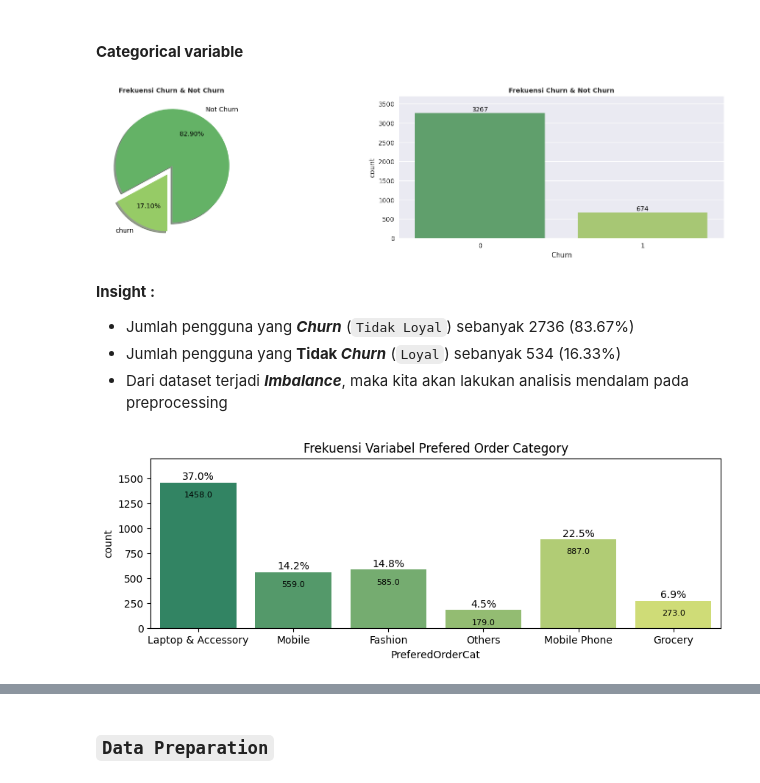
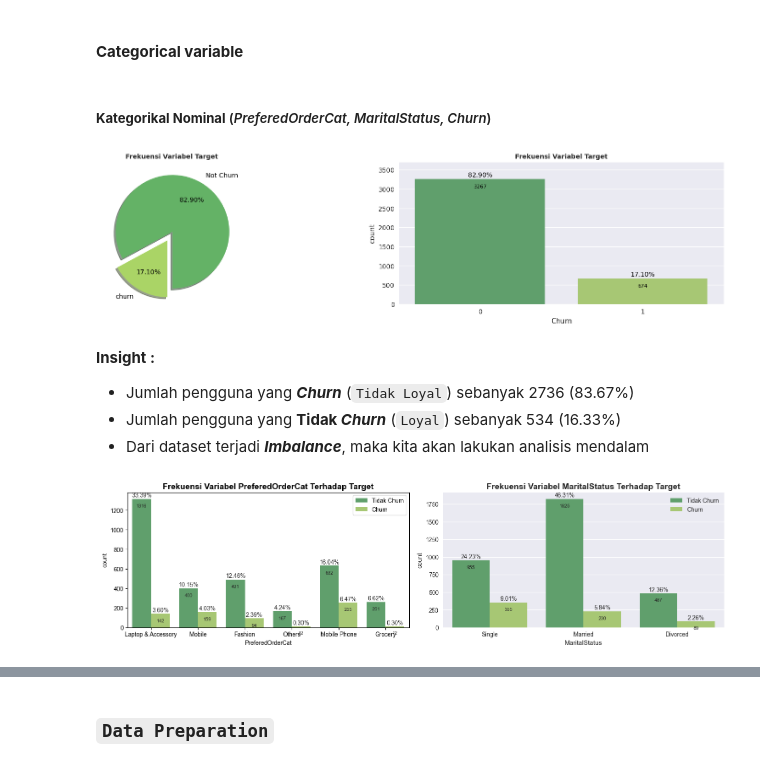
Before and after one commit to fathurizkym/ecommerce_churn_analysis, a Jupyter notebook: notebooks/E-Commerce_Customer_Churn.ipynb, the cells around one changed output, grey strips where cells are left out. Saved outputs shown, nothing was run; the diff lists cells and outputs as text; code cells hidden in the pictures.

```diff
--- a/notebooks/E-Commerce_Customer_Churn.ipynb
+++ b/notebooks/E-Commerce_Customer_Churn.ipynb
@@ -284,5 +300,7 @@ __Insight :__
 # %% [markdown]
 #### **Categorical variable**
+# %% [markdown]
+##### **Kategorikal Nominal** (*PreferedOrderCat, MaritalStatus, Churn*)
 # %%
 # Melihat kategori Churn
 
@@ -293,52 +311,71 @@ cmap = plt.get_cmap('summer')
 
 # create pie chart
 temp_df = df.Churn.value_counts(normalize=True) * 100
-axes[0].pie(x=[temp_df.loc[0], temp_df.loc[1]], labels=['Not Churn', 'churn'], colors=cmap([100, 150]), autopct='%0.2f%%',
+axes[0].pie(x=[temp_df.loc[0], temp_df.loc[1]], labels=['Not Churn', 'churn'], colors=cmap([100, 170]), autopct='%0.2f%%',
         startangle=270, pctdistance=0.65, labeldistance=1.15, explode=(0.03, 0.15), shadow=True)
 # set title
-axes[0].set_title('Frekuensi Churn & Not Churn', fontsize=10, weight='bold')
+axes[0].set_title('Frekuensi Variabel Target', fontsize=10, weight='bold')
 
 # create barplot
-plt.title("Frekuensi Churn & Not Churn", fontsize=10, weight='bold')
+plt.title("Frekuensi Variabel Target", fontsize=10, weight='bold')
 # set title dan
 ax = sns.countplot(data=df, x="Churn", palette="summer")
 ax.set_ylim([0, 3700])
 # annotation
-ax.bar_label(ax.containers[0])
+for p in ax.patches:
+        percentage = f'{100 * p.get_height() / len(df):.2f}%\n'
+        x = p.get_x() + p.get_width() / 2
+        y = p.get_height()
+        ax.annotate(percentage, (x, y), ha='center', va='center')
+
+for p in ax.patches:
+        ax.annotate(format(p.get_height(), '.0f'),
+                    (p.get_x() + p.get_width() / 2., p.get_height()),
+                    ha = 'center', va = 'center',
+                    size=8,
+                    xytext = (0, -12),
+                    textcoords = 'offset points')
 
 plt.show();
 # %% [output]
-[figure, old version]
+[figure, new version]
 # %% [markdown]
 __Insight :__
 * Jumlah pengguna yang ***Churn*** (`Tidak Loyal`) sebanyak 2736 (83.67%)
 * Jumlah pengguna yang **Tidak *Churn*** (`Loyal`) sebanyak 534 (16.33%)
-* Dari dataset terjadi ***Imbalance***, maka kita akan lakukan analisis mendalam pada preprocessing
+* Dari dataset terjadi ***Imbalance***, maka kita akan lakukan analisis mendalam
 # %%
-# Cek Categorical Variabel fo Prefered Order Category Feature
+# Cek variabel kategorikal nominal
 
-plt.style.use("default")
-plt.subplots(figsize=(10, 3))
-plt.title("Frekuensi Variabel Prefered Order Category")
-ax = sns.countplot(data=df, x="PreferedOrderCat", palette="summer")
-ax.set_ylim([0, 1700])
+nominal = ["PreferedOrderCat", "MaritalStatus"]
 
-for p in ax.patches:
-    percentage = f'{100 * p.get_height() / len(df):.1f}%\n'
-    x = p.get_x() + p.get_width() / 2
-    y = p.get_height()
-    ax.annotate(percentage, (x, y), ha='center', va='center')
+plt.figure(figsize=(15,15))
+cmap = plt.get_cmap("summer")
 
-for p in ax.patches:
-    ax.annotate(format(p.get_height(), '.1f'),
-                   (p.get_x() + p.get_width() / 2., p.get_height()),
-                   ha = 'center', va = 'center',
-                   size=8,
-                   xytext = (0, -12),
-                   textcoords = 'offset points')
+a=1
+for i in nominal:
+    plt.subplot(4,2,a)
+    ax = sns.countplot(data=df, x=i, hue="Churn", palette="summer")
+    plt.legend(labels=["Tidak Churn", "Churn"])
+    plt.tight_layout()
+    plt.style.use("seaborn")
+    plt.title(f"Frekuensi Variabel {i} Terhadap Target", fontsize=14, weight="bold")
+    a+=1
+    for p in ax.patches:
+        percentage = f'{100 * p.get_height() / len(df):.2f}%\n'
+        x = p.get_x() + p.get_width() / 2
+        y = p.get_height()
+        ax.annotate(percentage, (x, y), ha='center', va='center')
+    for p in ax.patches:
+        ax.annotate(format(p.get_height(), '.0f'),
+                    (p.get_x() + p.get_width() / 2., p.get_height()),
+                    ha = 'center', va = 'center',
+                    size=8,
+                    xytext = (0, -12),
+                    textcoords = 'offset points')
 
 plt.show()
 # %% [output]
-[figure, old version]
+[figure, new version]
 # %% [markdown]
 __Insight :__
```
Also changed, not shown: parts of 34 cells of this notebook, 1 other file.
